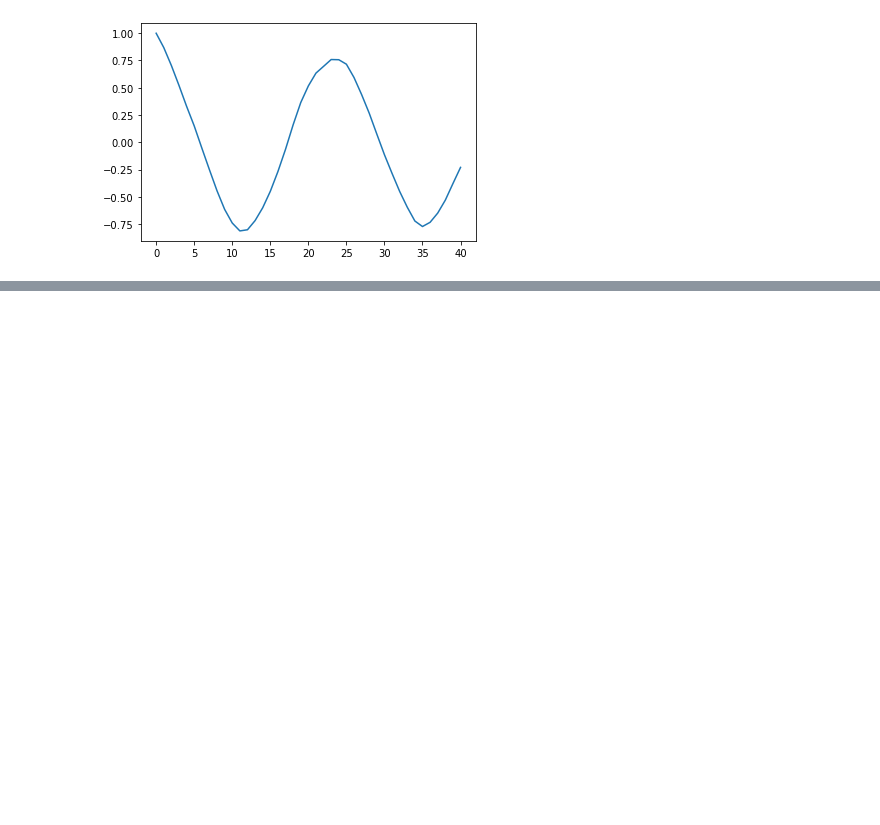
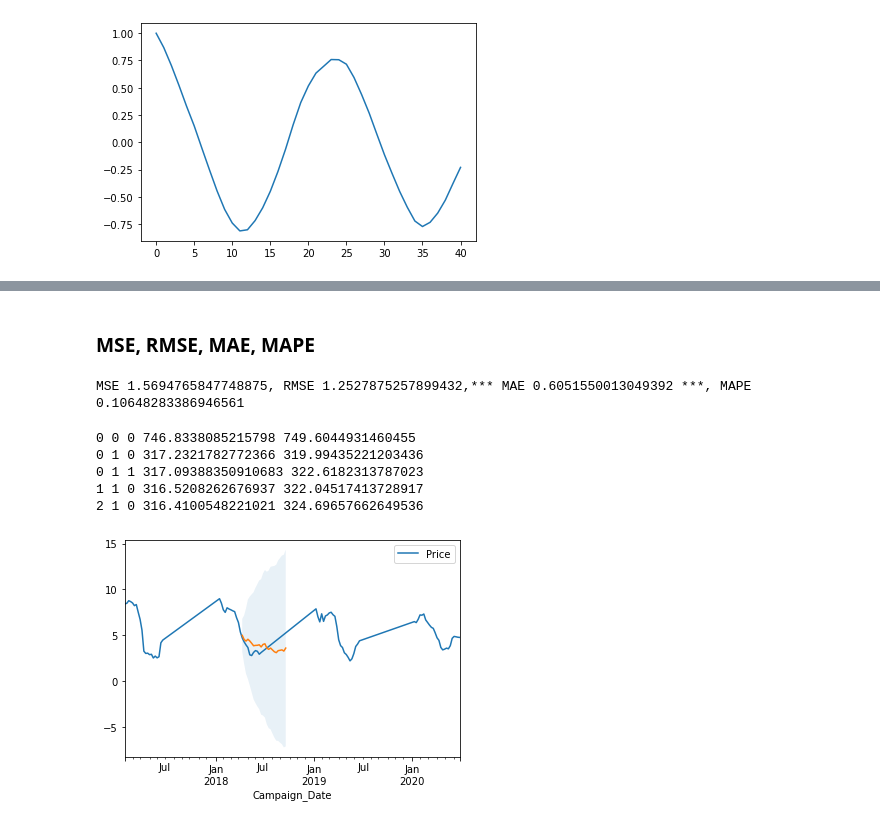
Before and after one commit to matozqui/Berries_Pricing, a Jupyter notebook: Spain/ES_Prices_Exploration.ipynb, the cells around one changed output, grey strips where cells are left out. Cells and saved outputs as stored; diff of their text form; code cells hidden in the pictures; blank space fills up the shorter version.

```diff
--- a/Spain/ES_Prices_Exploration.ipynb
+++ b/Spain/ES_Prices_Exploration.ipynb
@@ -91,0 +199,48 @@ plot_acf(blue,lags=25,unbiased=True);
+# %% [markdown]
+### MSE, RMSE, MAE, MAPE
+# %%
+from sklearn.metrics import mean_squared_error
+from sklearn.metrics import mean_absolute_error
+# Use against predictions
+
+mse = mean_squared_error(model.fittedvalues, blue.Price)
+rmse = np.sqrt(mean_squared_error(model.fittedvalues, blue.Price))
+mae = mean_absolute_error(model.fittedvalues, blue.Price)
+mape = np.mean(np.abs(model.fittedvalues-blue.Price)/blue.Price)
+
+print(f'MSE {mse}, RMSE {rmse},*** \033[1mMAE {mae} ***\033[1m, MAPE {mape}')
+# %% [output]
+MSE 1.5694765847748875, RMSE 1.2527875257899432,*** MAE 0.6051550013049392 ***, MAPE 0.10648283386946561
+# %%
+import warnings
+from statsmodels.tools.sm_exceptions import ConvergenceWarning
+warnings.simplefilter('ignore', ConvergenceWarning)
+#https://stackoverflow.com/questions/34444607/how-to-ignore-statsmodels-maximum-likelihood-convergence-warning
+best_aic = 999999
+for p in range(3):
+    for q in range(2):
+        for d in range(2):
+            try:
+                model = SARIMAX(blue, order = (p, d, q)).fit()
+                if model.aic < best_aic:
+                    best_aic = model.aic
+                    print(p, d, q, model.aic, model.bic)
+            except:
+                pass
+# %% [output]
+0 0 0 746.8338085215798 749.6044931460455
+0 1 0 317.2321782772366 319.99435221203436
+0 1 1 317.09388350910683 322.6182313787023
+1 1 0 316.5208262676937 322.04517413728917
+2 1 0 316.4100548221021 324.69657662649536
+# %%
+model = SARIMAX(blue, order = (6, 1, 2),seasonal_order=(1,1,2,12)).fit()
+prediction = model.get_forecast(steps = 24)
+lower = prediction.conf_int()['lower Price']
+upper = prediction.conf_int()['upper Price']
+blue.truncate(before='2017').plot()
+prediction.predicted_mean.plot()
+plt.fill_between(lower.index,lower,upper, alpha=0.1)
+plt.show()
+# %% [output]
+[figure, added]
```
Also changed, not shown: parts of 19 cells of this notebook, 11 other files.
